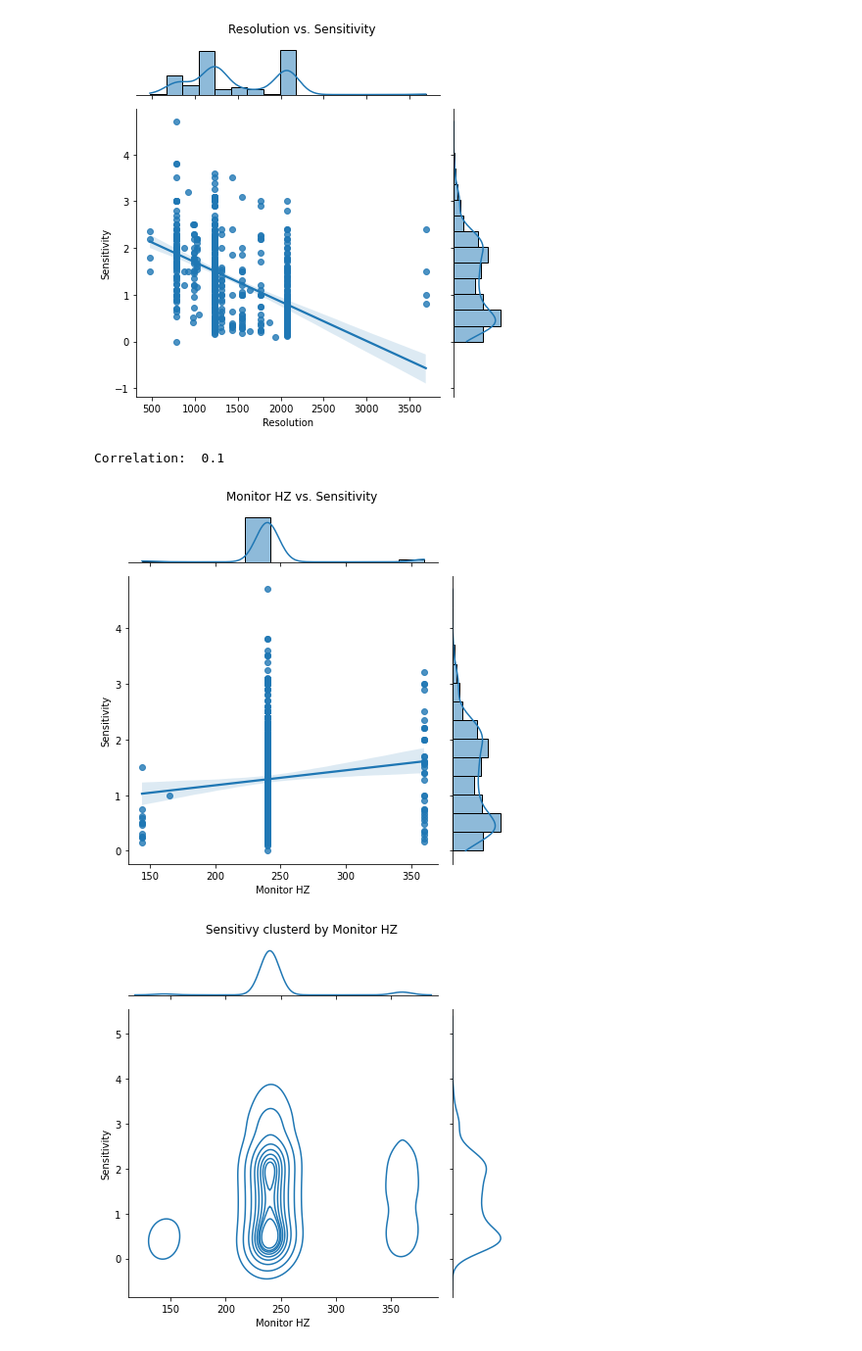
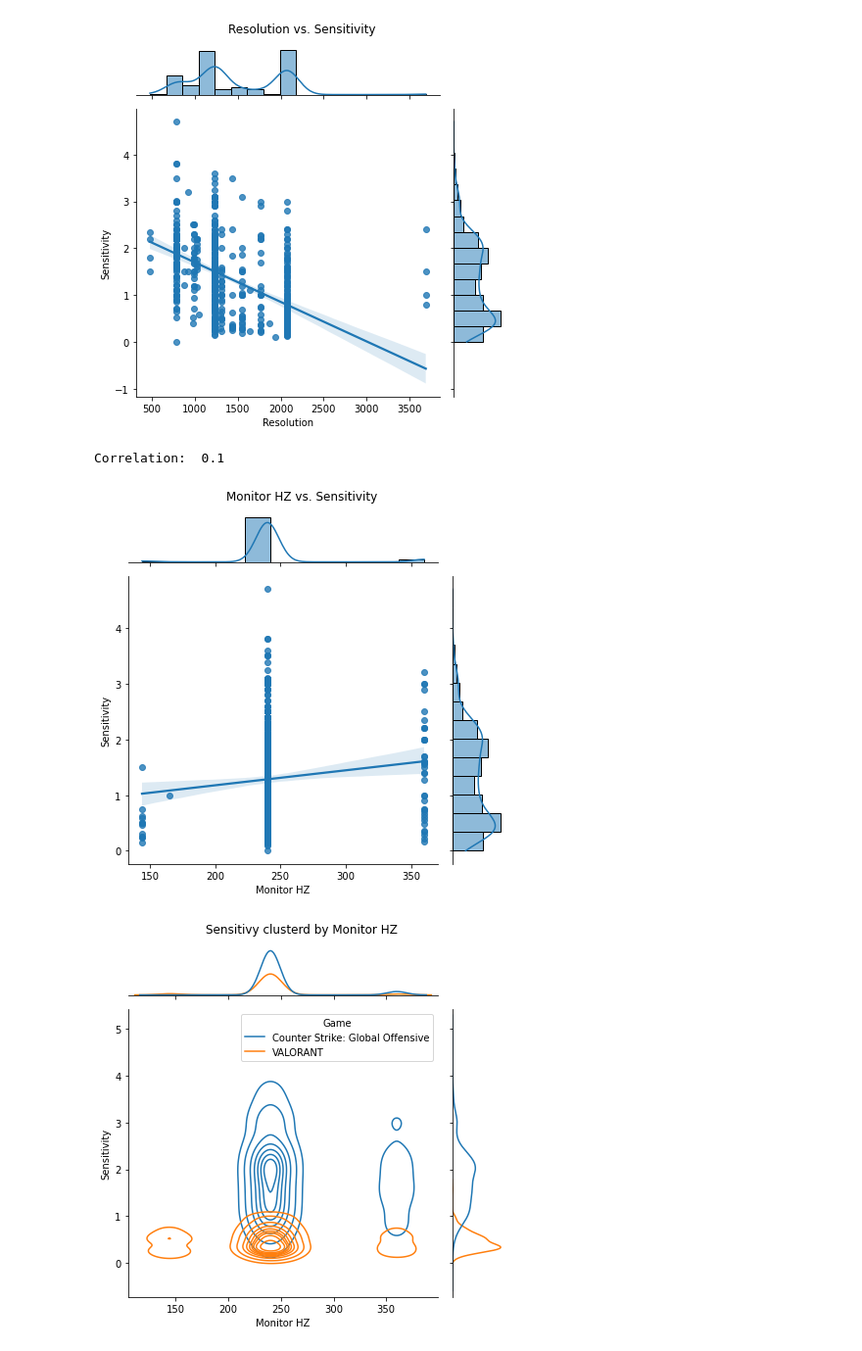
Before and after one commit to jacneeley/CompetitiveFPSData, a Jupyter notebook: Q3.ipynb, the cells around one changed output. Shown at 98% size. Drawn from its saved outputs; the diff is of its cells as text; code cells hidden in the pictures.

```diff
--- a/Q3.ipynb
+++ b/Q3.ipynb
@@ -33,19 +33,19 @@ print('Correlation: ',round(df['Resolution'].corr(df['Sensitivity']),2))
 # %% [output]
 Correlation:  -0.51
 [figure]
-# %%
-g2=sns.jointplot(x=df['Monitor HZ'], y=df['Sensitivity'], kind = 'reg')
-g2.fig.suptitle('Monitor HZ vs. Sensitivity')
-g2.fig.tight_layout()
-
-g3=sns.jointplot(x=df['Monitor HZ'], y=df['Sensitivity'], kind = 'kde')
-g3.fig.suptitle('Sensitivy clusterd by Monitor HZ')
-g3.fig.tight_layout()
-print('Correlation: ',round(df['Monitor HZ'].corr(df['Sensitivity']),2))
-# %% [output]
-Correlation:  0.1
-[figure, removed]
-[figure, removed]
+# %%
+g2=sns.jointplot(x=df['Monitor HZ'], y=df['Sensitivity'], kind = 'reg')
+g2.fig.suptitle('Monitor HZ vs. Sensitivity')
+g2.fig.tight_layout()
+
+g3=sns.jointplot(x=df['Monitor HZ'], y=df['Sensitivity'],hue=df['Game'],kind = 'kde')
+g3.fig.suptitle('Sensitivy clusterd by Monitor HZ')
+g3.fig.tight_layout()
+print('Correlation: ',round(df['Monitor HZ'].corr(df['Sensitivity']),2))
+# %% [output]
+Correlation:  0.1
+[figure, added]
+[figure, added]
 # %%
 #how could we model what a regular consumer looks like? - treat a customer like a null value that needs to be filled.
 #constraints - gear that the pros use can cost $1000+, assume consumer has a budget of $1000 or less.
```
Also changed, not shown: parts of 3 cells of this notebook.
